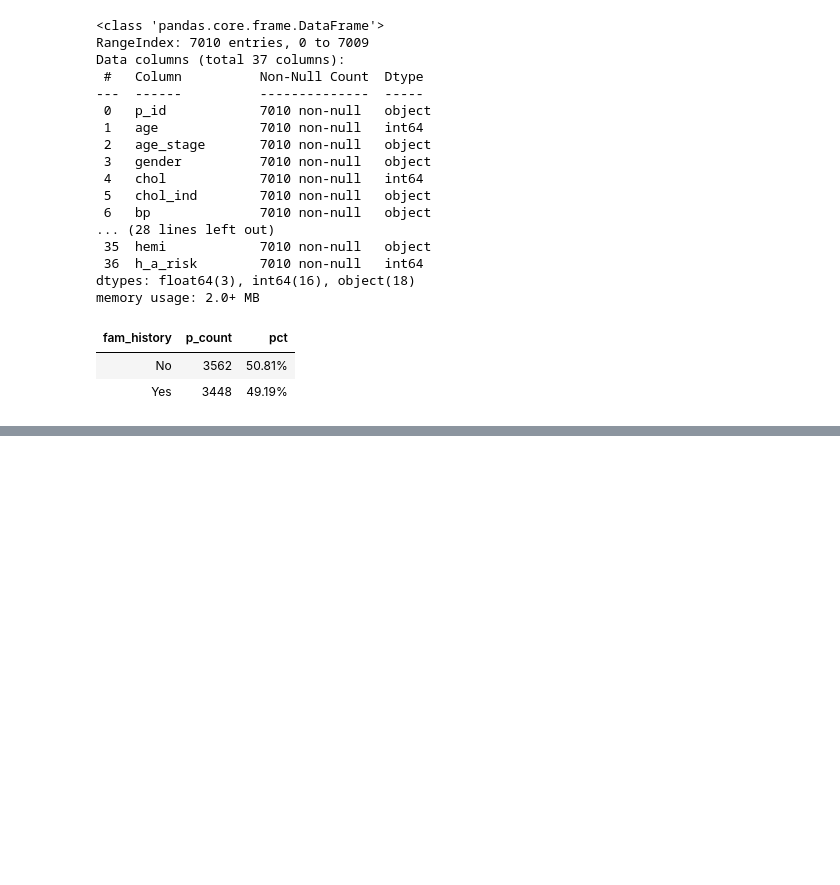
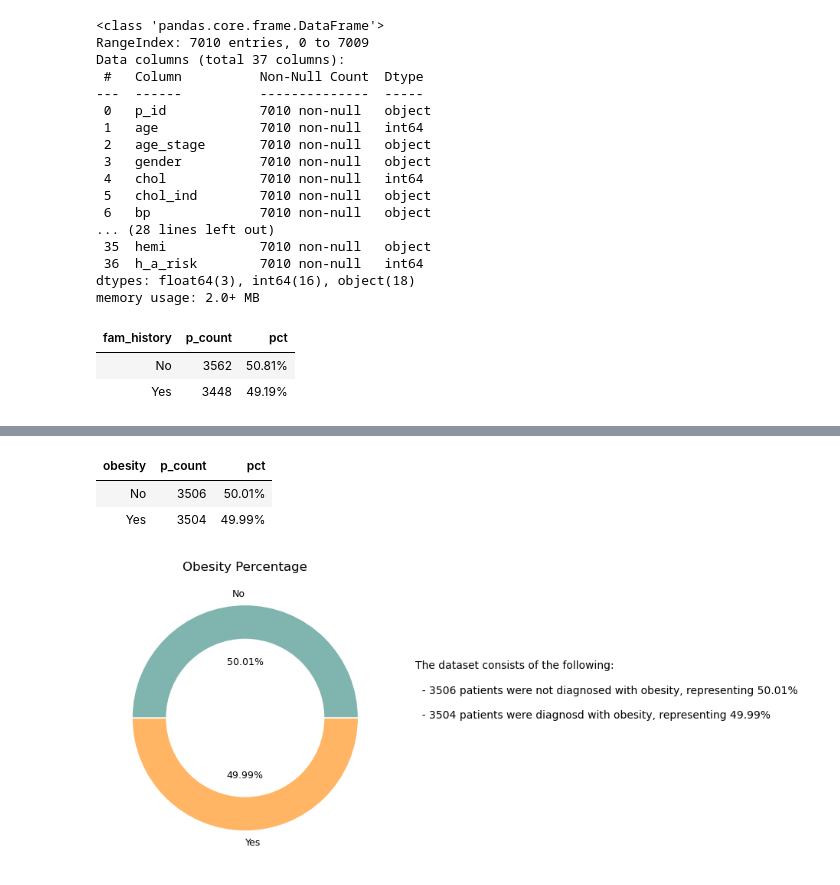
Before and after one commit to hend-a-ghafour/Heart_Attack_Risk_Analysis, a Jupyter notebook: Heart_Attack_Risk_Analysis.ipynb, the cells around one changed output, grey strips where cells are left out. Drawn from its saved outputs; the diff is of its cells as text; code cells hidden in the pictures; blank space fills up the shorter version.

Commit message:
smokig - obesity

```diff
--- a/Heart_Attack_Risk_Analysis.ipynb
+++ b/Heart_Attack_Risk_Analysis.ipynb
@@ -699,0 +725,24 @@ plt.text(1.1,0,text);
+# %%
+ob_class = df.groupby('obesity').p_id.nunique().reset_index().rename(columns={'p_id':'p_count'})
+ob_class.obesity=np.where(ob_class.obesity==0,'No','Yes')
+ob_class['pct']=ob_class.p_count/ob_class.p_count.sum()
+ob_class.style.hide().format({'pct':'{:,.2%}'})
+# %% [output]
+| obesity | p_count | pct |
+| No | 3506 | 50.01% |
+| Yes | 3504 | 49.99% |
+# %%
+labels = ob_class.obesity.to_list()
+text = '''
+The dataset consists of the following: \n
+  - 3506 patients were not diagnosed with obesity, representing 50.01% \n
+  - 3504 patients were diagnosd with obesity, representing 49.99%'''
+plt.pie(ob_class.p_count, labels=labels, colors=['#80B4ae','#ffb563'], autopct='%1.2f%%',
+       radius=1, wedgeprops={'linewidth':1.1,'edgecolor':'white'},pctdistance = .5, textprops={'fontsize':9})
+cc=plt.Circle((0,0),.7,fc='white')
+fig=plt.gcf()
+fig.gca().add_artist(cc)
+plt.title('Obesity Percentage')
+plt.text(1.5,0,text);
+# %% [output]
+[figure, added]
```
Also changed, not shown: parts of 3 cells of this notebook.
